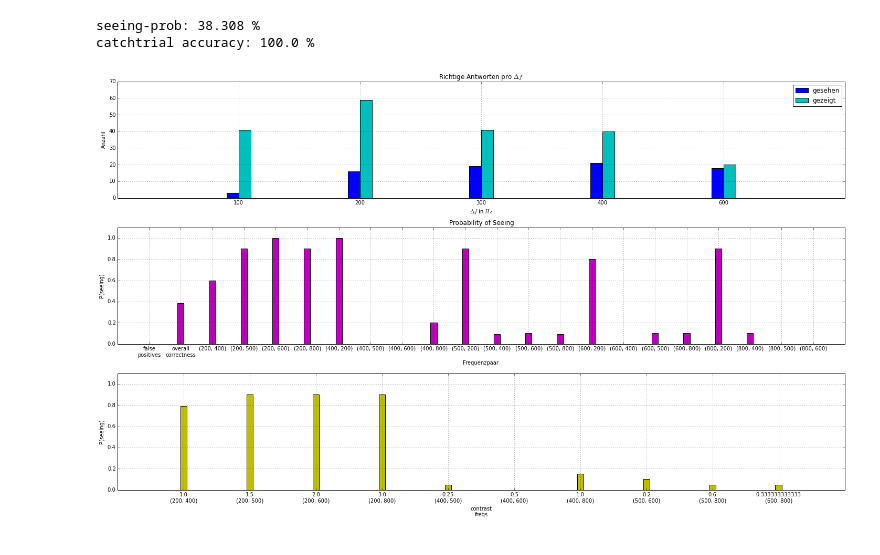
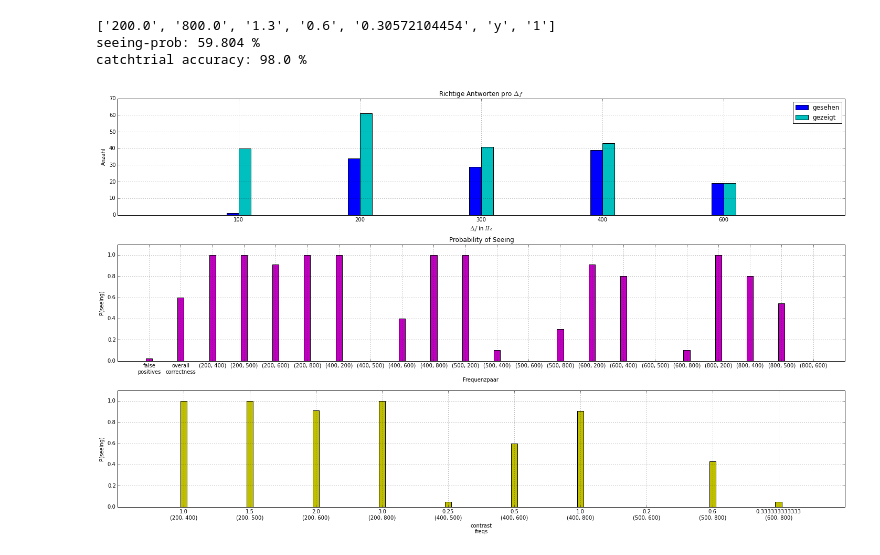
Before and after one commit to wachtlerlab/RWeiss, a Jupyter notebook: Auswertung_subplots.ipynb, the cells around one changed output. Saved outputs shown, nothing was run; the diff lists cells and outputs as text; code cells hidden in the pictures.

```diff
--- a/Auswertung_subplots.ipynb
+++ b/Auswertung_subplots.ipynb
@@ -5,7 +5,7 @@ from operator import add
 
 #Dateiliste erstellen
 files = []
-for filename in glob.glob('/home/weiss/data/RW_blau*.csv'):
+for filename in glob.glob('/home/weiss/data/TW_15*.csv'):
     files.append(filename)
 
 #read files
@@ -36,6 +36,8 @@ for filename in files:
                 catchtrials += 1
                 if row[5] == 'n':
                     catchseen += 1
+        else:
+            print row
 
 d_delta = {}
 for freq, count in deltas:
@@ -74,6 +76,7 @@ p[0].set_title('Richtige Antworten pro $\Delta f$')
 p[0].legend((p2, p1), ('gesehen', 'gezeigt'))
 p[0].grid()
 p[0].set_ylim(0,70)
+p[0].set_xlim(-1, 5)
 
 p[1].bar(range(len(d_all)), [float(d_all[key][1])/d_all[key][0] for key in sorted(d_all)], align='center', width=.2, color='m')
 p[1].set_xticks(range(len(d_all)))
@@ -82,33 +85,34 @@ p[1].set_ylim(0, 1.1)
 p[1].set_xlim(-1, 22)
 p[1].grid()
 p[1].set_title('Probability of Seeing')
 p[1].set_xlabel('Frequenzpaar')
 p[1].set_ylabel('P(seeing)')
 
 
 contrastsum = []
 for key in sorted(d_freqs):
     if key[0]<key[1]:
         contrastsum.append(map(add, d_freqs[key], d_freqs[tuple(reversed(key))]))
 
 contrasts = [float(fr[1])/fr[0]-1 for fr in sorted(d_freqs) if fr[0]<fr[1]]
 contrastticks = []
 i = 0
 for key in sorted(d_freqs):
     if key[0]<key[1]:
         contrasts[i] = str(contrasts[i])+'\n'+str((key[0],key[1]))
         i += 1
 p[2].bar(range(len(contrasts)), [(float(item[1])/item[0]) for item in contrastsum], align='center', width=.1, color='y')
 p[2].set_xticks(range(len(contrasts)))
 p[2].set_xticklabels(contrasts)
 p[2].grid()
 p[2].set_ylim(0, 1.1)
 p[2].set_xlim(-1, 10)
 p[2].set_xlabel('contrast\nfreqs')
 p[2].set_ylabel('P(seeing)')
 
 f.tight_layout()
 # %% [output]
-seeing-prob: 38.308 %
-catchtrial accuracy: 100.0 %
+['200.0', '800.0', '1.3', '0.6', '0.30572104454', 'y', '1']
+seeing-prob: 59.804 %
+catchtrial accuracy: 98.0 %
-[figure, old version]
+[figure, new version]
```
Also changed, not shown: 4 other files.
